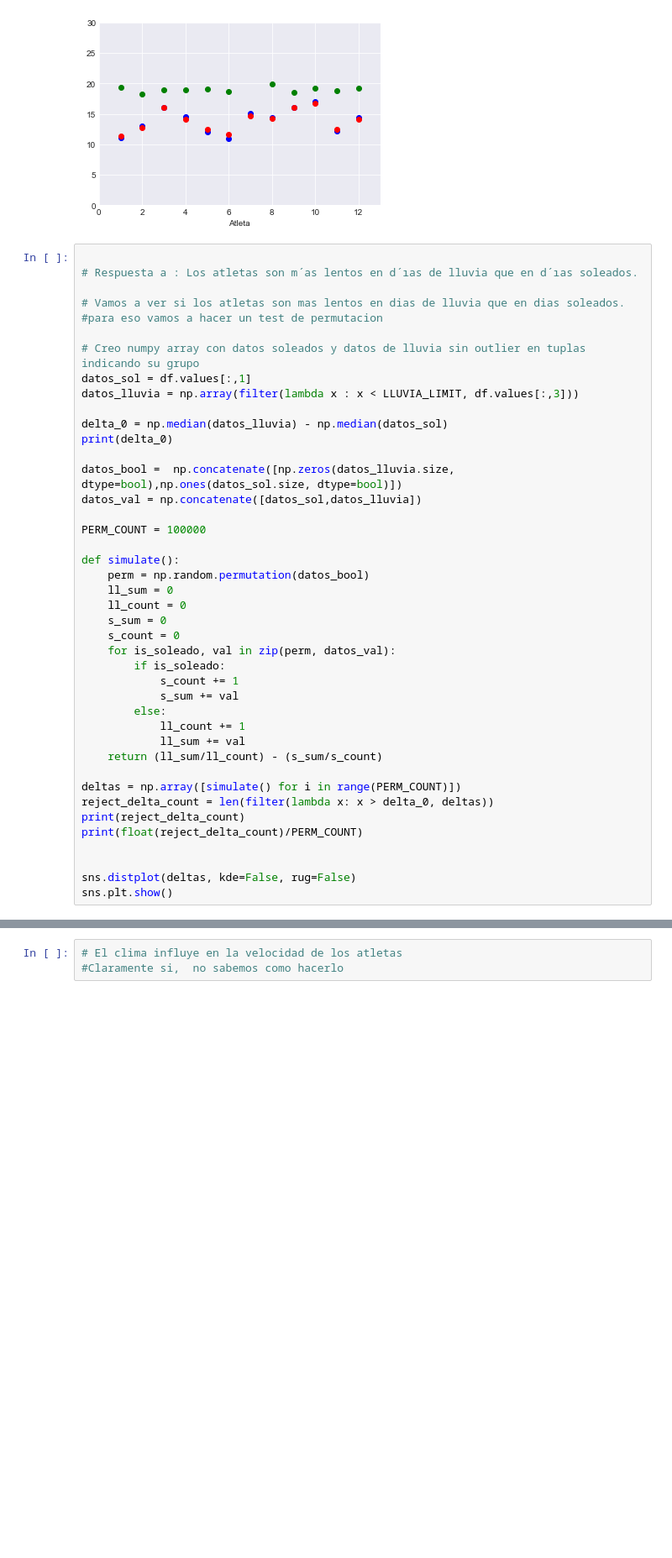
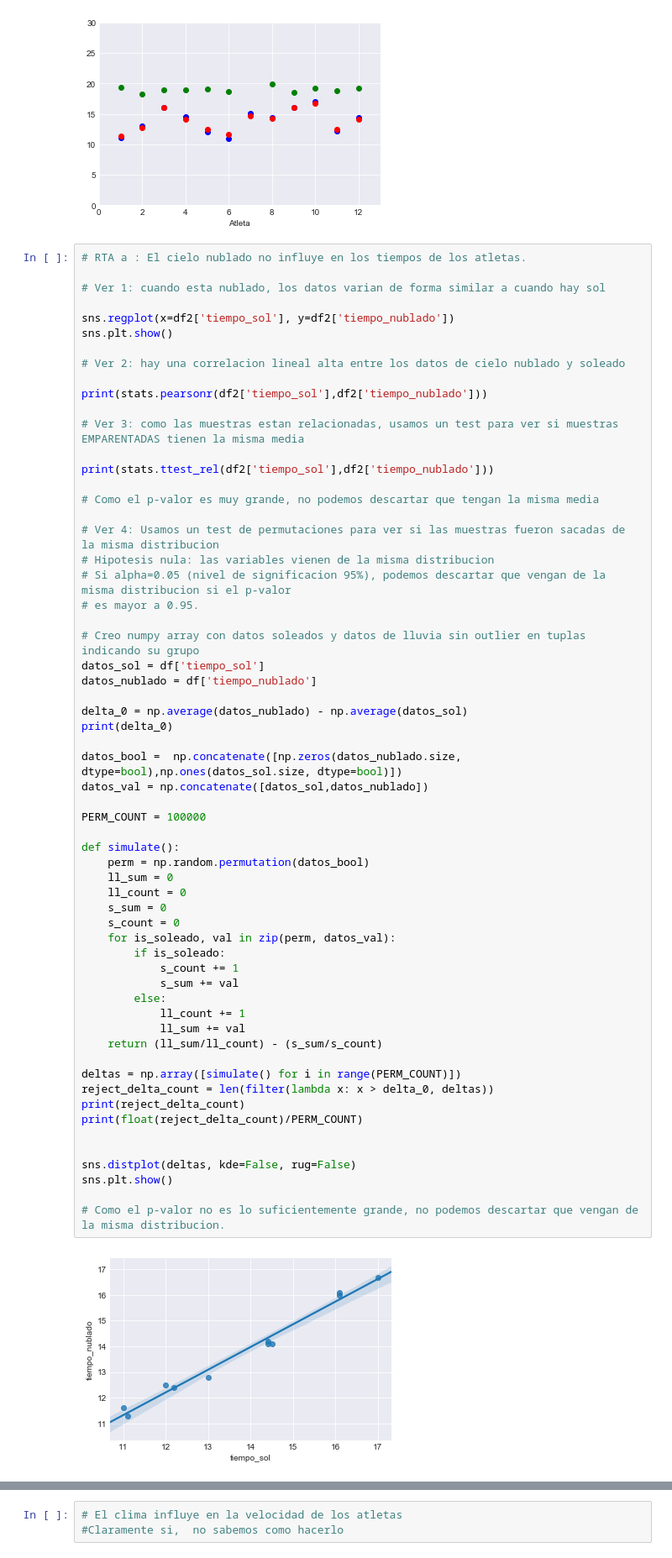
Before and after one commit to lucasputer/CienciaDeDatos, a Jupyter notebook: tp1/tp1.ipynb, the cells around one changed output, grey strips where cells are left out. Shown at 84% size. Cells and saved outputs as stored; diff of their text form; blank space fills up the shorter version.

```diff
--- a/tp1/tp1.ipynb
+++ b/tp1/tp1.ipynb
@@ -49,45 +49,64 @@ sns.plt.show()
 [figure]
 [figure]
 # %%
+# RTA a : El cielo nublado no influye en los tiempos de los atletas.
 
-# Respuesta a : Los atletas son m´as lentos en d´ıas de lluvia que en d´ıas soleados.
+# Ver 1: cuando esta nublado, los datos varian de forma similar a cuando hay sol
 
-# Vamos a ver si los atletas son mas lentos en dias de lluvia que en dias soleados.
-#para eso vamos a hacer un test de permutacion
+sns.regplot(x=df2['tiempo_sol'], y=df2['tiempo_nublado'])
+sns.plt.show()
+
+# Ver 2: hay una correlacion lineal alta entre los datos de cielo nublado y soleado
+
+print(stats.pearsonr(df2['tiempo_sol'],df2['tiempo_nublado']))
+
+# Ver 3: como las muestras estan relacionadas, usamos un test para ver si muestras EMPARENTADAS tienen la misma media
+
+print(stats.ttest_rel(df2['tiempo_sol'],df2['tiempo_nublado']))
+
+# Como el p-valor es muy grande, no podemos descartar que tengan la misma media
+
+# Ver 4: Usamos un test de permutaciones para ver si las muestras fueron sacadas de la misma distribucion
+# Hipotesis nula: las variables vienen de la misma distribucion
+# Si alpha=0.05 (nivel de significacion 95%), podemos descartar que vengan de la misma distribucion si el p-valor
+# es mayor a 0.95.
 
 # Creo numpy array con datos soleados y datos de lluvia sin outlier en tuplas indicando su grupo
-datos_sol = df.values[:,1]
-datos_lluvia = np.array(filter(lambda x : x < LLUVIA_LIMIT, df.values[:,3]))
+datos_sol = df['tiempo_sol']
+datos_nublado = df['tiempo_nublado']
 
-delta_0 = np.median(datos_lluvia) - np.median(datos_sol)
+delta_0 = np.average(datos_nublado) - np.average(datos_sol)
 print(delta_0)
 
-datos_bool =  np.concatenate([np.zeros(datos_lluvia.size, dtype=bool),np.ones(datos_sol.size, dtype=bool)])
-datos_val = np.concatenate([datos_sol,datos_lluvia])
+datos_bool =  np.concatenate([np.zeros(datos_nublado.size, dtype=bool),np.ones(datos_sol.size, dtype=bool)])
+datos_val = np.concatenate([datos_sol,datos_nublado])
 
 PERM_COUNT = 100000
 
 def simulate():
     perm = np.random.permutation(datos_bool)
     ll_sum = 0
     ll_count = 0
     s_sum = 0
     s_count = 0
     for is_soleado, val in zip(perm, datos_val):
         if is_soleado:
             s_count += 1
             s_sum += val
         else:
             ll_count += 1
             ll_sum += val
     return (ll_sum/ll_count) - (s_sum/s_count)
 
 deltas = np.array([simulate() for i in range(PERM_COUNT)])
 reject_delta_count = len(filter(lambda x: x > delta_0, deltas))
 print(reject_delta_count)
 print(float(reject_delta_count)/PERM_COUNT)
 
 
 sns.distplot(deltas, kde=False, rug=False)
 sns.plt.show()
+
+# Como el p-valor no es lo suficientemente grande, no podemos descartar que vengan de la misma distribucion.
 # %% [output]
+[figure, new version]
```
Also changed, not shown: parts of 5 cells of this notebook, 2 other files.
